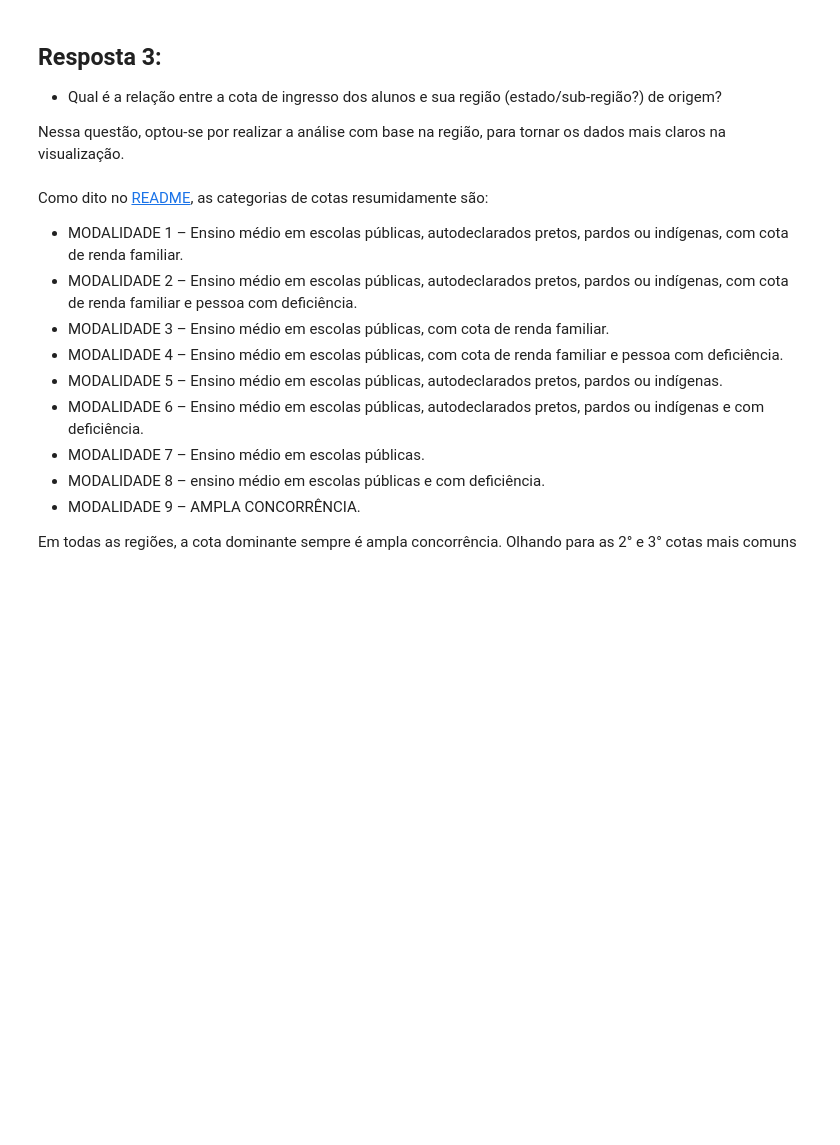
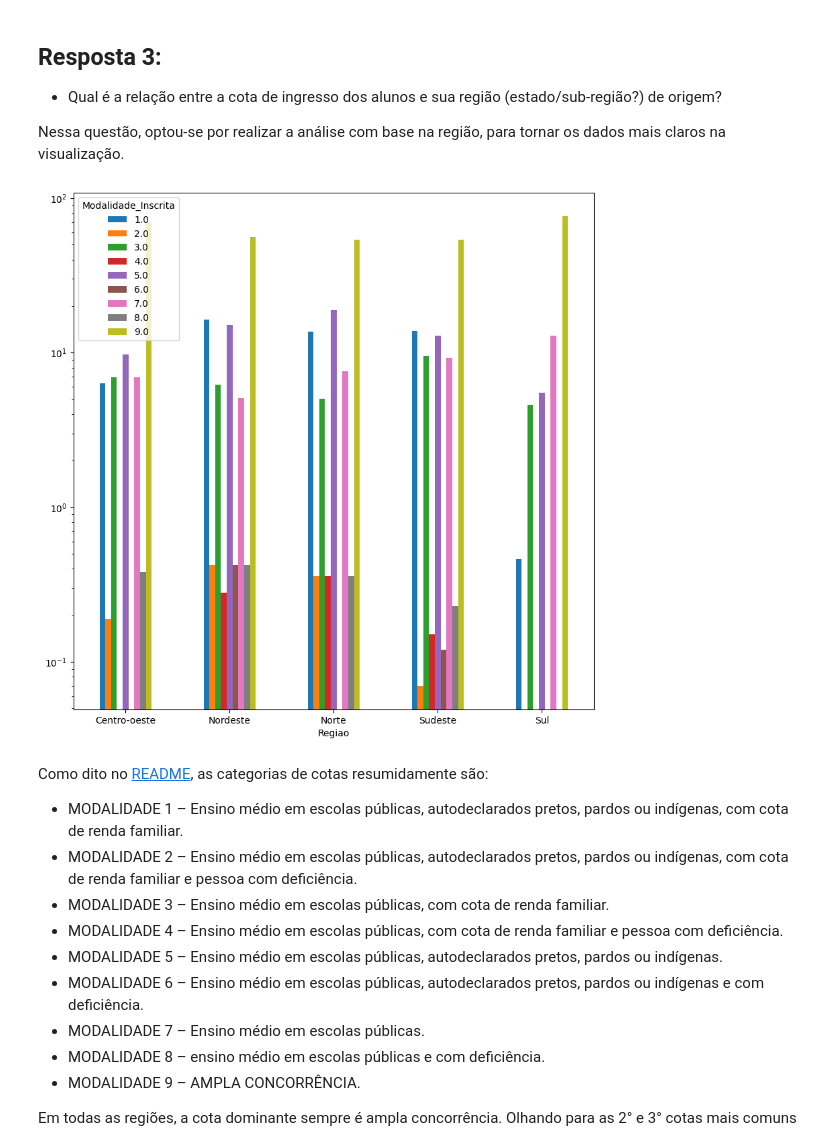
Before and after one commit to Duds04/Projeto_Dados, a Jupyter notebook: src/RespostasParte1.ipynb, the cells around one changed output. Drawn from its saved outputs; the diff is of its cells as text; code cells hidden in the pictures; blank space fills up the shorter version.

```diff
--- a/src/RespostasParte1.ipynb
+++ b/src/RespostasParte1.ipynb
@@ -176,23 +243,23 @@ Nessa questão, optou-se por realizar a análise com base na região, para torna
 # %%
 # CSV que associa estados a regiões
 dfRegioes = pd.read_csv("../Datasets/EstadosERegioes.csv")
 
 t = df[["UF_Nascimento", "Modalidade_Inscrita"]].copy(deep=True)
 t = t[t["Modalidade_Inscrita"] != 0] # ignorando modalidade não informada
 
 # Agrupando os dados por região e convertendo para porcentagem
 cotas_regioes = t.merge(dfRegioes, on='UF_Nascimento')[["Regiao", "Modalidade_Inscrita"]]
 cotas_regioes = cotas_regioes.groupby("Regiao").value_counts(normalize=True).unstack()
 cotas_regioes = cotas_regioes.mul(100).round(2).fillna(0).reset_index()
 
 # Gráfico
 cotas_regioes.index = cotas_regioes["Regiao"]
 cotas_regioes.plot(kind="bar", figsize=(10,10))
 plt.yscale("log")
 plt.xticks(rotation=0)
 plt.show()
-
-cotas_regioes
+# %% [output]
+[figure, added]
 # %% [markdown]
 Como dito no [README](../README.md), as categorias de cotas resumidamente são:
 
```
Also changed, not shown: parts of 28 cells of this notebook, 1 other file.
